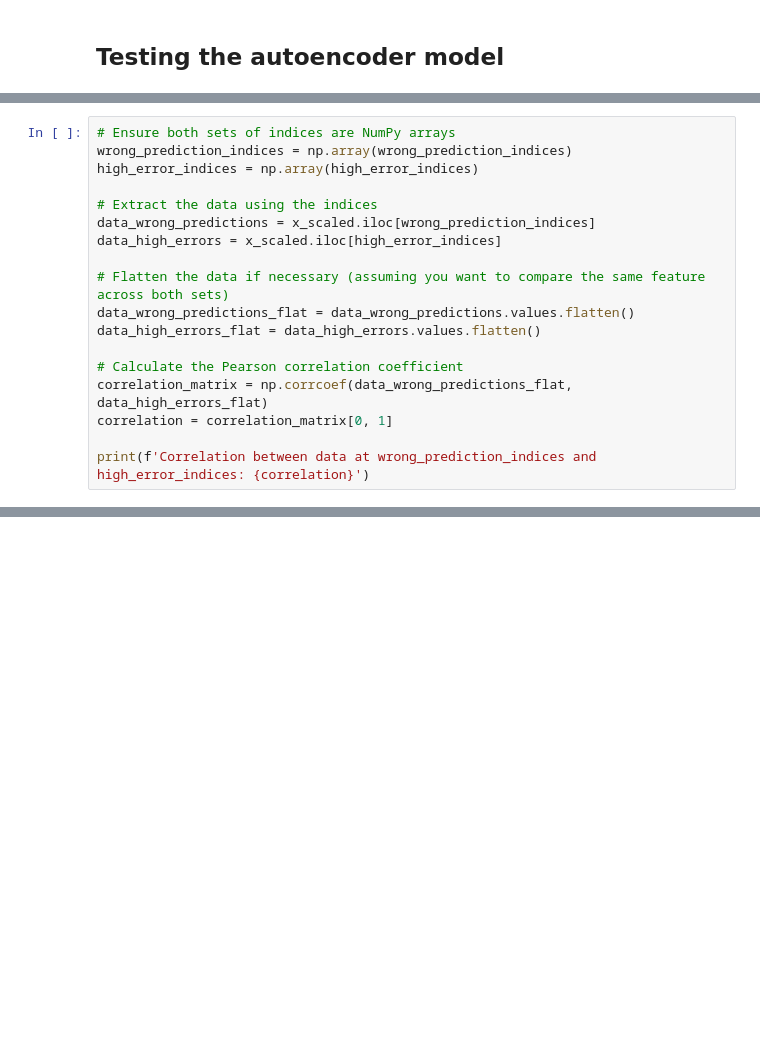
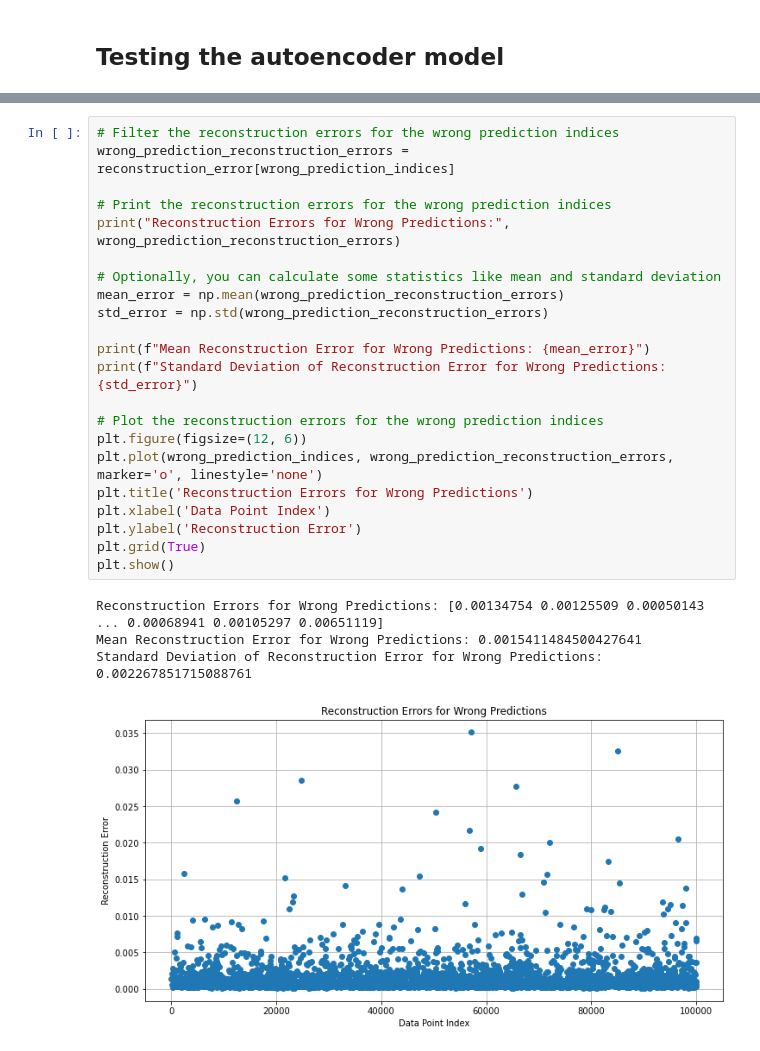
Before and after one commit to jason-701/FYP, a Jupyter notebook: modelAnalysis.ipynb, the cells around one changed output, grey strips where cells are left out. Saved outputs shown, nothing was run; the diff lists cells and outputs as text; blank space fills up the shorter version.

```diff
--- a/modelAnalysis.ipynb
+++ b/modelAnalysis.ipynb
@@ -263,18 +180,0 @@ max                      NaN                         NaN
-# %%
-# Ensure both sets of indices are NumPy arrays
-wrong_prediction_indices = np.array(wrong_prediction_indices)
-high_error_indices = np.array(high_error_indices)
-
-# Extract the data using the indices
-data_wrong_predictions = x_scaled.iloc[wrong_prediction_indices]
-data_high_errors = x_scaled.iloc[high_error_indices]
-
-# Flatten the data if necessary (assuming you want to compare the same feature across both sets)
-data_wrong_predictions_flat = data_wrong_predictions.values.flatten()
-data_high_errors_flat = data_high_errors.values.flatten()
-
-# Calculate the Pearson correlation coefficient
-correlation_matrix = np.corrcoef(data_wrong_predictions_flat, data_high_errors_flat)
-correlation = correlation_matrix[0, 1]
-
-print(f'Correlation between data at wrong_prediction_indices and high_error_indices: {correlation}')
@@ -282,0 +341,27 @@ ValueError: all the input array dimensions except for the concatenation axis mus
+# %%
+# Filter the reconstruction errors for the wrong prediction indices
+wrong_prediction_reconstruction_errors = reconstruction_error[wrong_prediction_indices]
+
+# Print the reconstruction errors for the wrong prediction indices
+print("Reconstruction Errors for Wrong Predictions:", wrong_prediction_reconstruction_errors)
+
+# Optionally, you can calculate some statistics like mean and standard deviation
+mean_error = np.mean(wrong_prediction_reconstruction_errors)
+std_error = np.std(wrong_prediction_reconstruction_errors)
+
+print(f"Mean Reconstruction Error for Wrong Predictions: {mean_error}")
+print(f"Standard Deviation of Reconstruction Error for Wrong Predictions: {std_error}")
+
+# Plot the reconstruction errors for the wrong prediction indices
+plt.figure(figsize=(12, 6))
+plt.plot(wrong_prediction_indices, wrong_prediction_reconstruction_errors, marker='o', linestyle='none')
+plt.title('Reconstruction Errors for Wrong Predictions')
+plt.xlabel('Data Point Index')
+plt.ylabel('Reconstruction Error')
+plt.grid(True)
+plt.show()
+# %% [output]
+Reconstruction Errors for Wrong Predictions: [0.00134754 0.00125509 0.00050143 ... 0.00068941 0.00105297 0.00651119]
+Mean Reconstruction Error for Wrong Predictions: 0.0015411484500427641
+Standard Deviation of Reconstruction Error for Wrong Predictions: 0.002267851715088761
+[figure, added]
```
Also changed, not shown: parts of 15 cells of this notebook, 3 other files.
